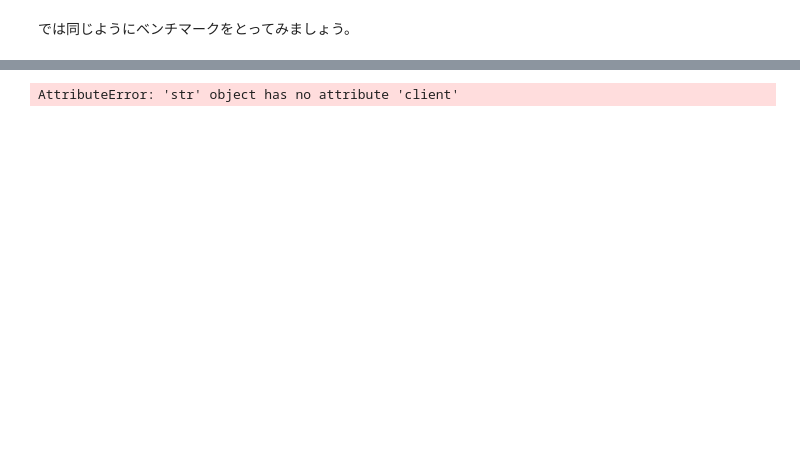
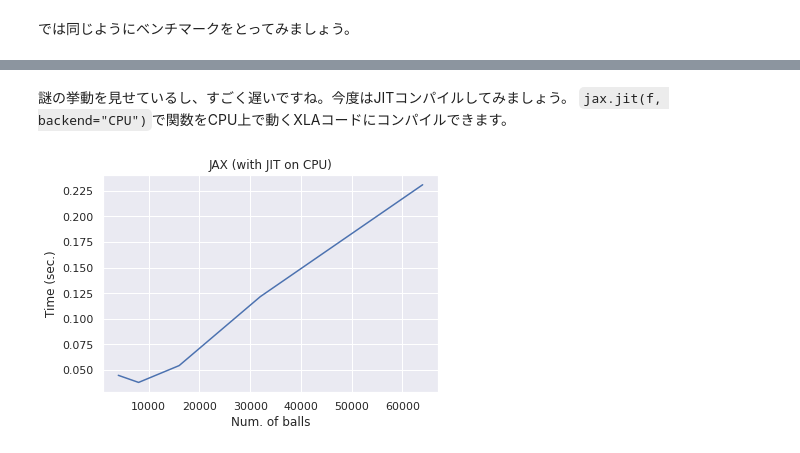
Before and after one commit to kngwyu/rlog, a Jupyter notebook: _notebooks/2021-12-18-jax-brax-haiku.ipynb, the cells around one changed output, grey strips where cells are left out. Cells and saved outputs as stored; diff of their text form; code cells hidden in the pictures; blank space fills up the shorter version.

```diff
--- a/_notebooks/2021-12-18-jax-brax-haiku.ipynb
+++ b/_notebooks/2021-12-18-jax-brax-haiku.ipynb
@@ -246,7 +238,10 @@ WARNING:absl:No GPU/TPU found, falling back to CPU. (Set TF_CPP_MIN_LOG_LEVEL=0
+# %% [markdown]
+謎の挙動を見せているし、すごく遅いですね。今度はJITコンパイルしてみましょう。
+`jax.jit(f, backend="CPU")`で関数をCPU上で動くXLAコードにコンパイルできます。
 # %%
 jax_cpu_result = bench_and_plot(
-    lambda n: simulate_balls(n, forward=jax.jit(move_balls_jax, device="cpu")),
-    "JAX (with JIT)",
+    lambda n: simulate_balls(n, forward=jax.jit(move_balls_jax, backend="cpu")),
+    "JAX (with JIT on CPU)",
 )
 # %% [output]
-AttributeError: 'str' object has no attribute 'client'
+[figure, added]
```
Also changed, not shown: parts of 27 cells of this notebook.
